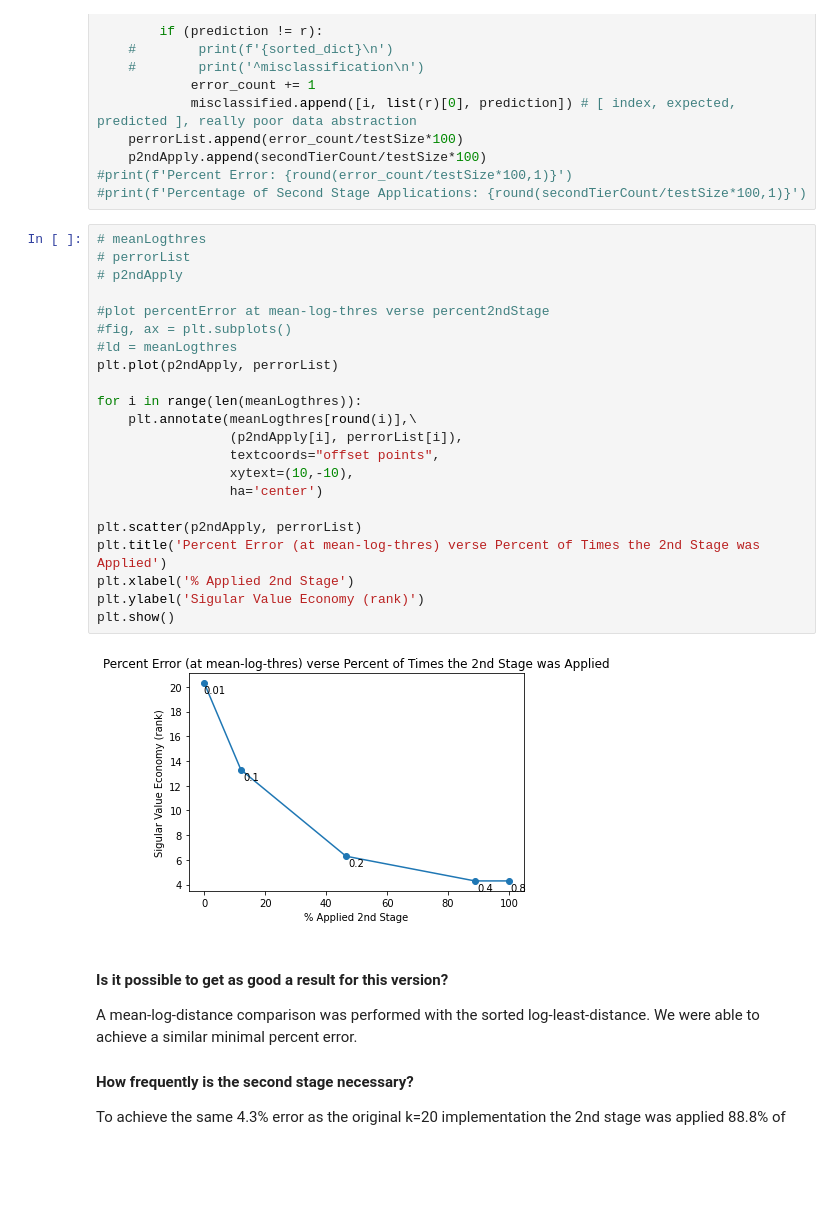
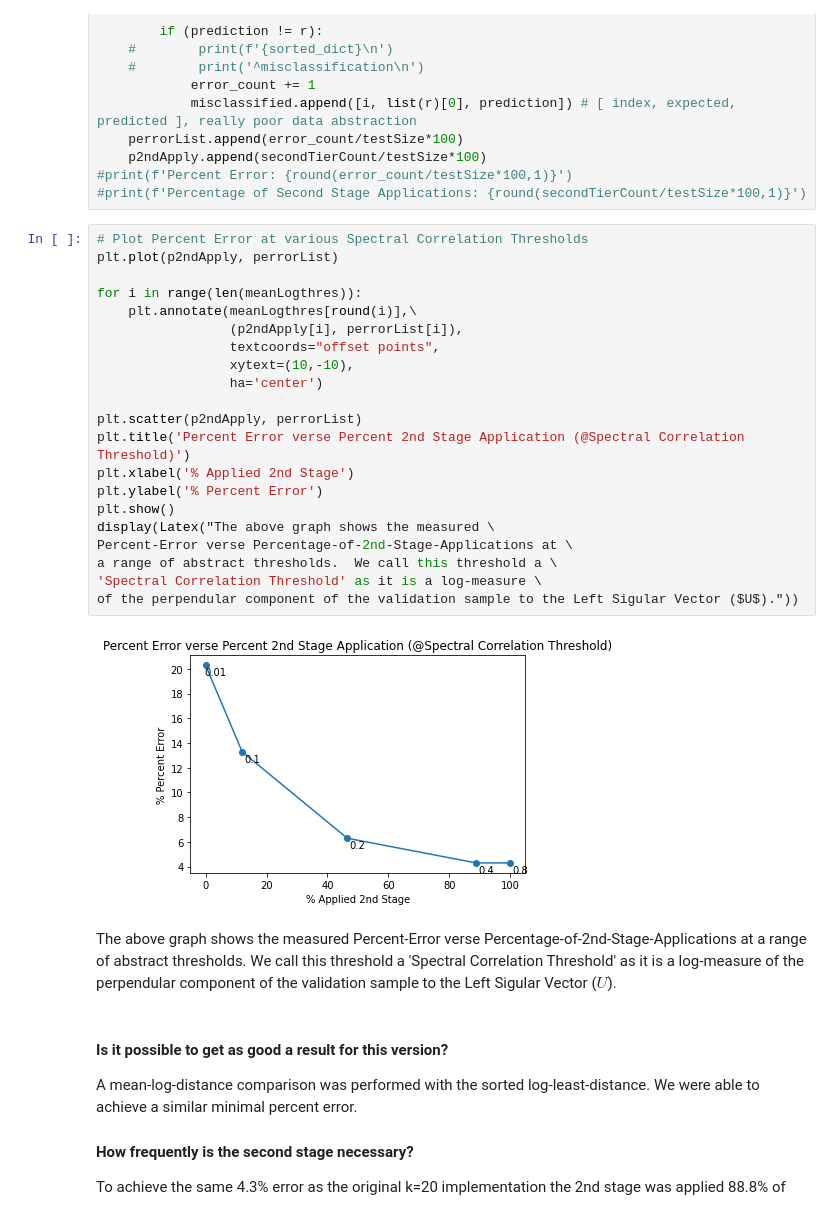
Before and after one commit to fractalclockwork/Math425, a Jupyter notebook: FinalProjectProblem3.ipynb, the cells around one changed output. Saved outputs shown, nothing was run; the diff lists cells and outputs as text; blank space fills up the shorter version.

```diff
--- a/FinalProjectProblem3.ipynb
+++ b/FinalProjectProblem3.ipynb
@@ -292,29 +297,29 @@ for thres in meanLogthres:
 #print(f'Percent Error: {round(error_count/testSize*100,1)}')
 #print(f'Percentage of Second Stage Applications: {round(secondTierCount/testSize*100,1)}')
 # %%
-# meanLogthres
-# perrorList
-# p2ndApply
-
-#plot percentError at mean-log-thres verse percent2ndStage
-#fig, ax = plt.subplots()
-#ld = meanLogthres
+# Plot Percent Error at various Spectral Correlation Thresholds
 plt.plot(p2ndApply, perrorList)
 
 for i in range(len(meanLogthres)):
     plt.annotate(meanLogthres[round(i)],\
                  (p2ndApply[i], perrorList[i]),
                  textcoords="offset points",
                  xytext=(10,-10),
                  ha='center')
 
 plt.scatter(p2ndApply, perrorList)
-plt.title('Percent Error (at mean-log-thres) verse Percent of Times the 2nd Stage was Applied')
+plt.title('Percent Error verse Percent 2nd Stage Application (@Spectral Correlation Threshold)')
 plt.xlabel('% Applied 2nd Stage')
-plt.ylabel('Sigular Value Economy (rank)')
+plt.ylabel('% Percent Error')
 plt.show()
+display(Latex("The above graph shows the measured \
+Percent-Error verse Percentage-of-2nd-Stage-Applications at \
+a range of abstract thresholds.  We call this threshold a \
+'Spectral Correlation Threshold' as it is a log-measure \
+of the perpendular component of the validation sample to the Left Sigular Vector ($U$)."))
 # %% [output]
-[figure, old version]
+[figure, new version]
+The above graph shows the measured Percent-Error verse Percentage-of-2nd-Stage-Applications at a range of abstract thresholds.  We call this threshold a 'Spectral Correlation Threshold' as it is a log-measure of the perpendular component of the validation sample to the Left Sigular Vector ($U$).
 # %% [markdown]
 #### Is it possible to get as good a result for this version?
 A mean-log-distance comparison was performed with the sorted log-least-distance.  We were able to achieve a similar minimal percent error.
```
Also changed, not shown: parts of 4 cells of this notebook.
